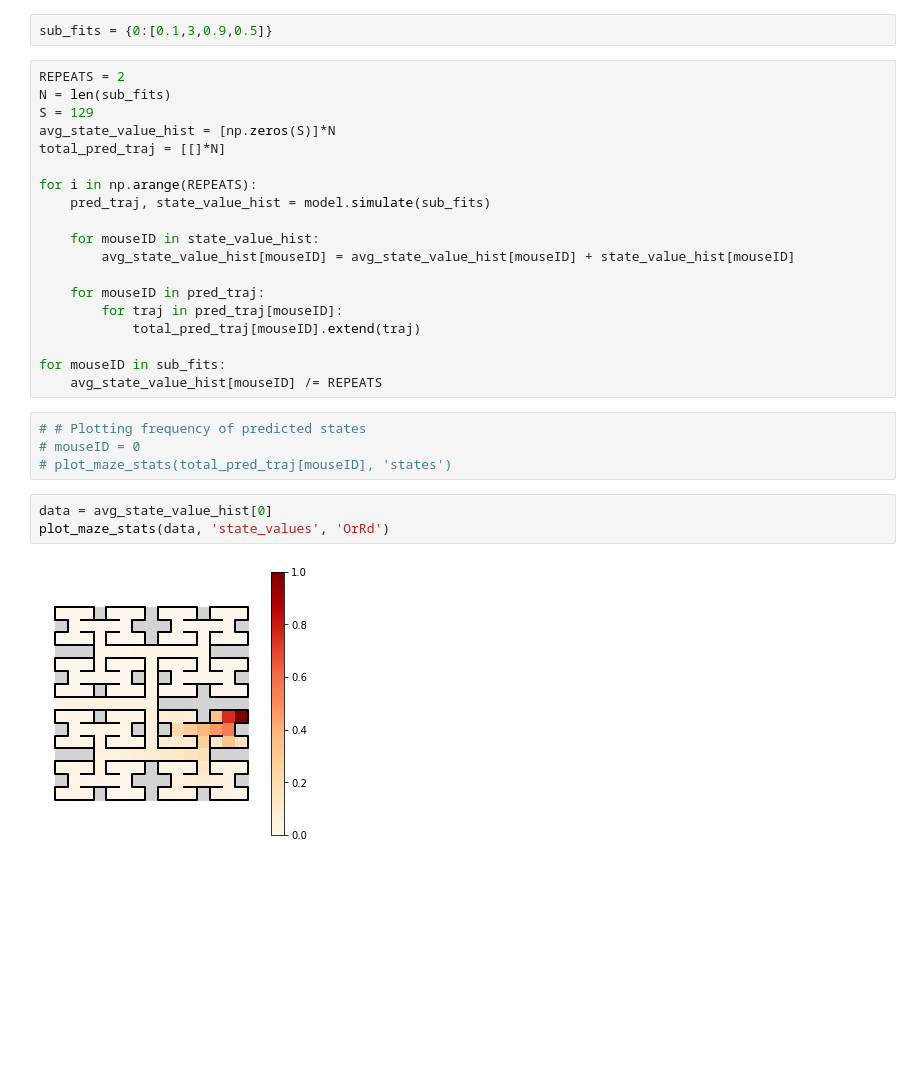
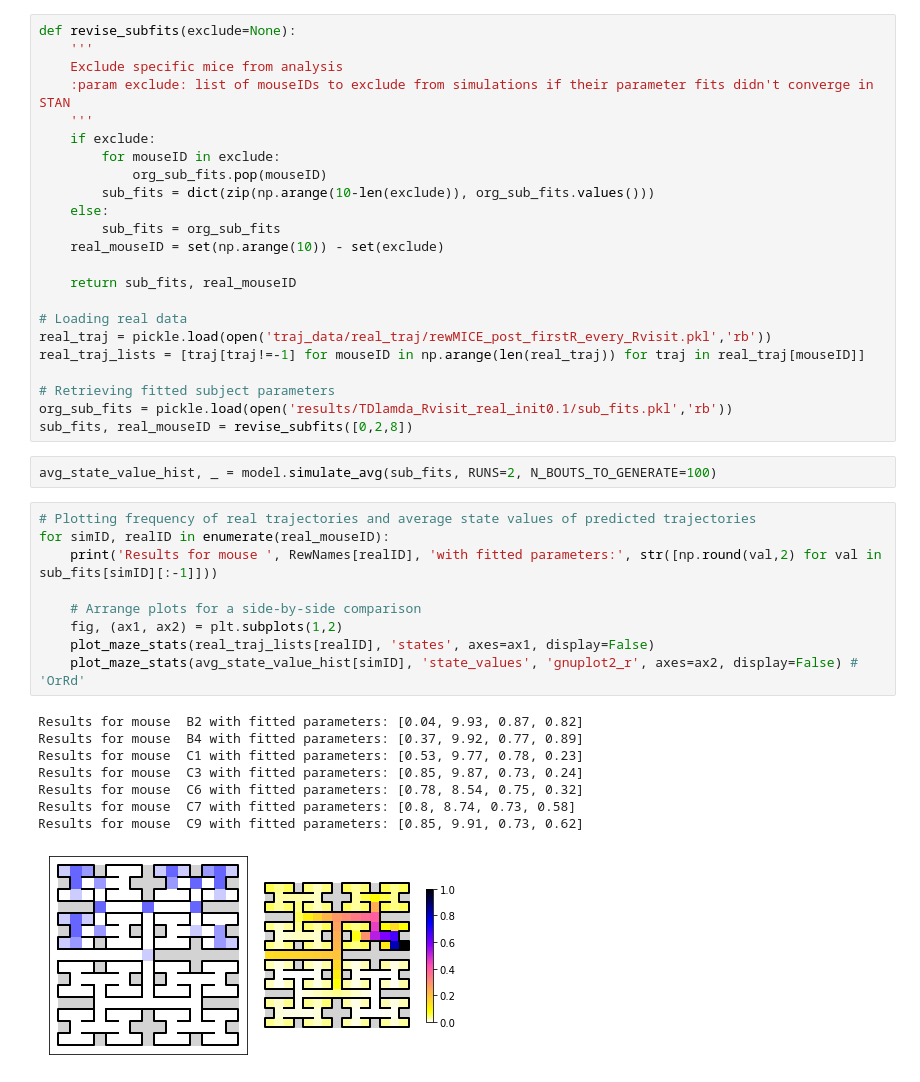
Before and after one commit to umeshksingla/MouseMazeHierRL, a Jupyter notebook: TDlambda_Home2Rwd_stan/TDlambda_Home2Rwd.ipynb, the cells around one changed output. Cells and saved outputs as stored; diff of their text form; blank space fills up the shorter version.

```diff
--- a/TDlambda_Home2Rwd_stan/TDlambda_Home2Rwd.ipynb
+++ b/TDlambda_Home2Rwd_stan/TDlambda_Home2Rwd.ipynb
@@ -11,30 +13,43 @@ model = TDLambda_Home2Rwd()
-# %%
-sub_fits = {0:[0.1,3,0.9,0.5]}
-# %%
-REPEATS = 2
-N = len(sub_fits)
-S = 129
-avg_state_value_hist = [np.zeros(S)]*N
-total_pred_traj = [[]*N]
-
-for i in np.arange(REPEATS):
-    pred_traj, state_value_hist = model.simulate(sub_fits)
-
-    for mouseID in state_value_hist:
-        avg_state_value_hist[mouseID] = avg_state_value_hist[mouseID] + state_value_hist[mouseID]
-
-    for mouseID in pred_traj:
-        for traj in pred_traj[mouseID]:
-            total_pred_traj[mouseID].extend(traj)
-
-for mouseID in sub_fits:
-    avg_state_value_hist[mouseID] /= REPEATS
-# %%
-# # Plotting frequency of predicted states
-# mouseID = 0
-# plot_maze_stats(total_pred_traj[mouseID], 'states')
-# %%
-data = avg_state_value_hist[0]
-plot_maze_stats(data, 'state_values', 'OrRd')
-# %% [output]
-[figure, removed]
+# %%
+def revise_subfits(exclude=None):
+    '''
+    Exclude specific mice from analysis
+    :param exclude: list of mouseIDs to exclude from simulations if their parameter fits didn't converge in STAN
+    '''
+    if exclude:
+        for mouseID in exclude:
+            org_sub_fits.pop(mouseID)
+        sub_fits = dict(zip(np.arange(10-len(exclude)), org_sub_fits.values()))
+    else:
+        sub_fits = org_sub_fits
+    real_mouseID = set(np.arange(10)) - set(exclude)
+
+    return sub_fits, real_mouseID
+
+# Loading real data
+real_traj = pickle.load(open('traj_data/real_traj/rewMICE_post_firstR_every_Rvisit.pkl','rb'))
+real_traj_lists = [traj[traj!=-1] for mouseID in np.arange(len(real_traj)) for traj in real_traj[mouseID]]
+
+# Retrieving fitted subject parameters
+org_sub_fits = pickle.load(open('results/TDlamda_Rvisit_real_init0.1/sub_fits.pkl','rb'))
+sub_fits, real_mouseID = revise_subfits([0,2,8])
+# %%
+avg_state_value_hist, _ = model.simulate_avg(sub_fits, RUNS=2, N_BOUTS_TO_GENERATE=100)
+# %%
+# Plotting frequency of real trajectories and average state values of predicted trajectories
+for simID, realID in enumerate(real_mouseID):
+    print('Results for mouse ', RewNames[realID], 'with fitted parameters:', str([np.round(val,2) for val in sub_fits[simID][:-1]]))
+
+    # Arrange plots for a side-by-side comparison
+    fig, (ax1, ax2) = plt.subplots(1,2)
+    plot_maze_stats(real_traj_lists[realID], 'states', axes=ax1, display=False)
+    plot_maze_stats(avg_state_value_hist[simID], 'state_values', 'gnuplot2_r', axes=ax2, display=False) # 'OrRd'
+# %% [output]
+Results for mouse  B2 with fitted parameters: [0.04, 9.93, 0.87, 0.82]
+Results for mouse  B4 with fitted parameters: [0.37, 9.92, 0.77, 0.89]
+Results for mouse  C1 with fitted parameters: [0.53, 9.77, 0.78, 0.23]
+Results for mouse  C3 with fitted parameters: [0.85, 9.87, 0.73, 0.24]
+Results for mouse  C6 with fitted parameters: [0.78, 8.54, 0.75, 0.32]
+Results for mouse  C7 with fitted parameters: [0.8, 8.74, 0.73, 0.58]
+Results for mouse  C9 with fitted parameters: [0.85, 9.91, 0.73, 0.62]
+[figure, added]
```
Also changed, not shown: parts of 3 cells of this notebook, 2 other files.
